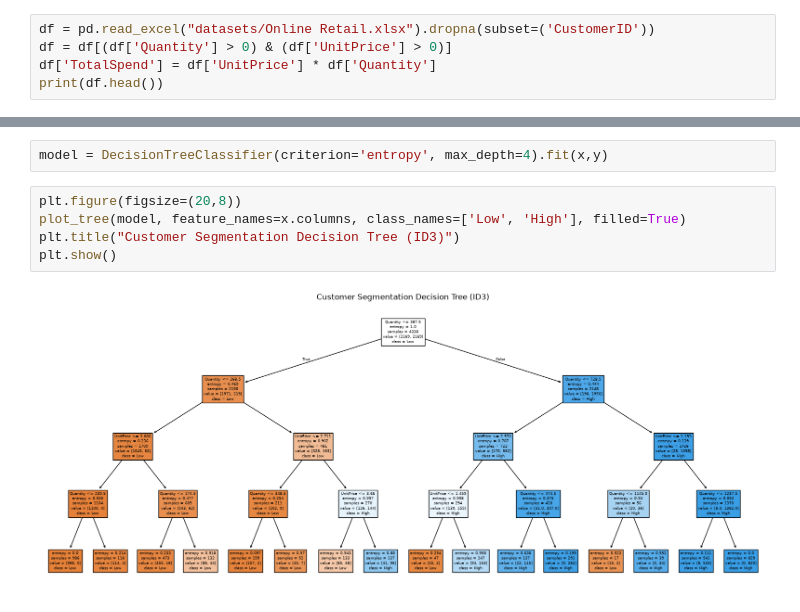
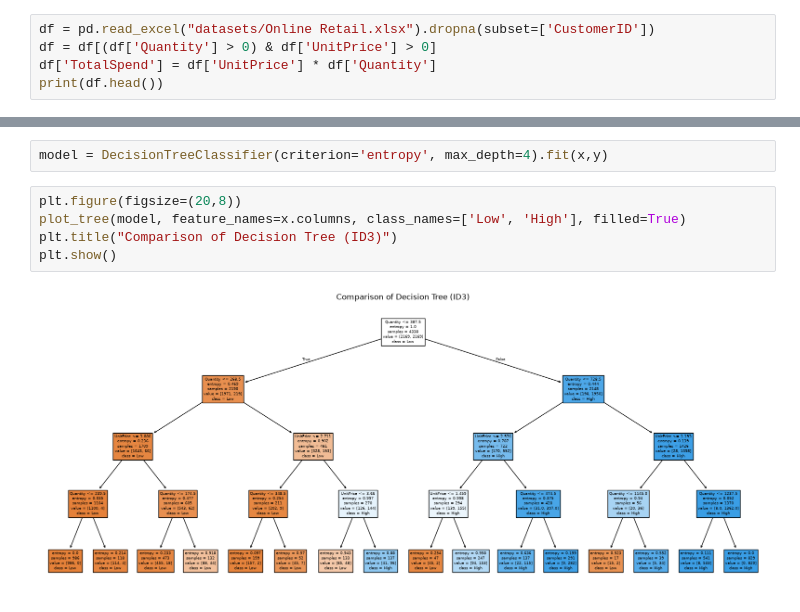
Before and after one commit to Muhsin-603/ML-LAB, a Jupyter notebook: customer-segmentaion.ipynb, the cells around one changed output, grey strips where cells are left out. Saved outputs shown, nothing was run; the diff lists cells and outputs as text.

```diff
--- a/customer-segmentaion.ipynb
+++ b/customer-segmentaion.ipynb
@@ -2,8 +2,8 @@
 import pandas as pd, matplotlib.pyplot as plt
 from sklearn.tree import DecisionTreeClassifier, plot_tree
 # %%
-df = pd.read_excel("datasets/Online Retail.xlsx").dropna(subset=('CustomerID'))
-df = df[(df['Quantity'] > 0) & (df['UnitPrice'] > 0)]
+df = pd.read_excel("datasets/Online Retail.xlsx").dropna(subset=['CustomerID'])
+df = df[(df['Quantity'] > 0) & df['UnitPrice'] > 0]
 df['TotalSpend'] = df['UnitPrice'] * df['Quantity']
 print(df.head())
 # %% [output]
@@ -39,7 +39,7 @@ model = DecisionTreeClassifier(criterion='entropy', max_depth=4).fit(x,y)
 # %%
 plt.figure(figsize=(20,8))
 plot_tree(model, feature_names=x.columns, class_names=['Low', 'High'], filled=True)
-plt.title("Customer Segmentation Decision Tree (ID3)")
+plt.title("Comparison of Decision Tree (ID3)")
 plt.show()
 # %% [output]
-[figure, old version]
+[figure, new version]
```
Also changed, not shown: parts of 1 cell of this notebook, 1 other file.
